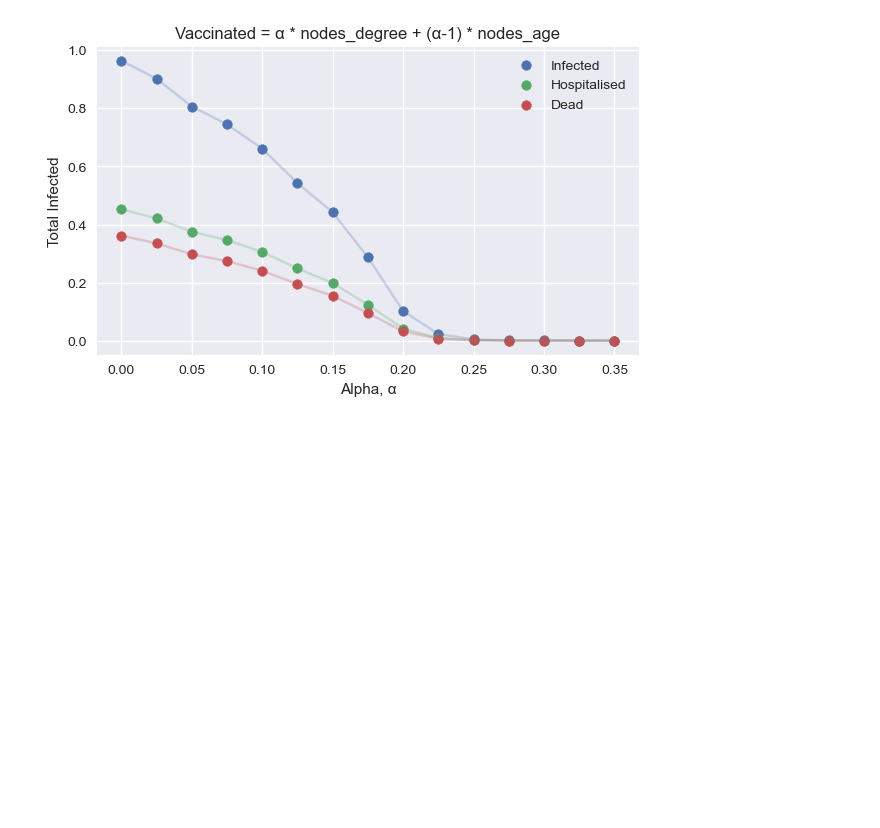
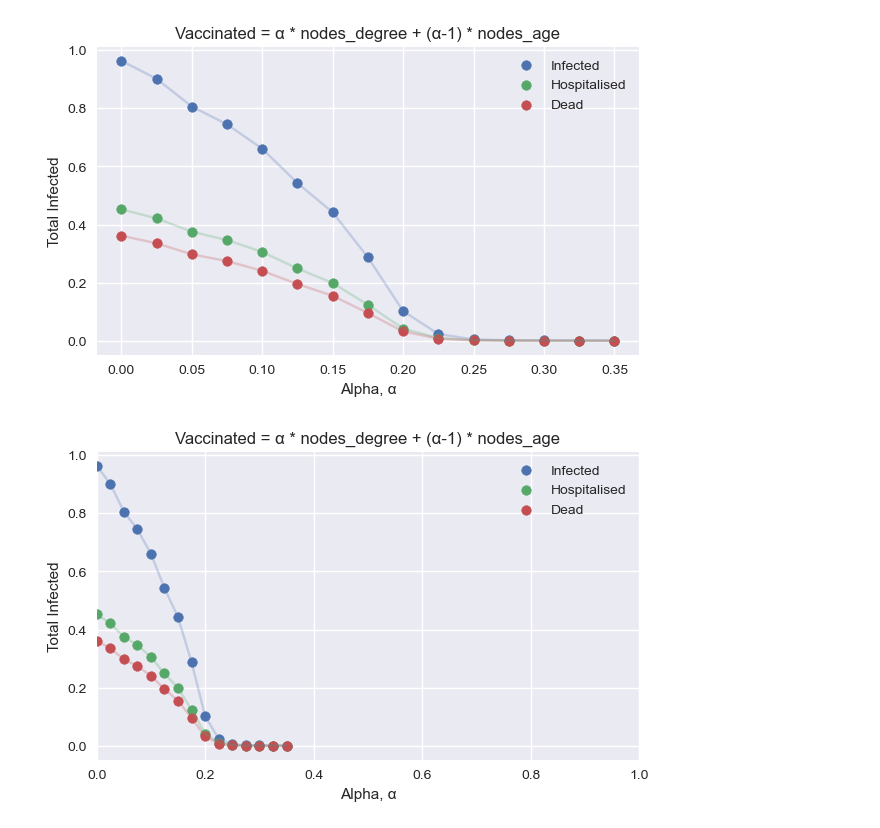
Before and after one commit to lucaswarwick02/Part-III-Individual-Project, a Jupyter notebook: notebooks/TEMP_mixed.ipynb, the cells around one changed output. Cells and saved outputs as stored; diff of their text form; code cells hidden in the pictures; blank space fills up the shorter version.

Commit message:
Add optional xlim to mixed results

```diff
--- a/notebooks/TEMP_mixed.ipynb
+++ b/notebooks/TEMP_mixed.ipynb
@@ -9,7 +9,7 @@ import seaborn as sns
 
 plt.style.use('seaborn')
 # %%
-def plot_mixed (run_folder: str):
+def plot_mixed (run_folder: str, xlim=None):
     run_folder_path = os.path.join(os.path.abspath('../'), 'out', run_folder)
 
     results = {
@@ -51,9 +51,16 @@ def plot_mixed (run_folder: str):
     plt.ylabel('Total Infected')
     plt.title('Vaccinated = α * nodes_degree + (α-1) * nodes_age')
 
+    if xlim:
+        plt.xlim(0, xlim)
+
     plt.legend()
     plt.show()
 
 plot_mixed('202959_09032023')
 # %% [output]
 [figure]
+# %%
+plot_mixed('202959_09032023', xlim=1)
+# %% [output]
+[figure, added]
```
